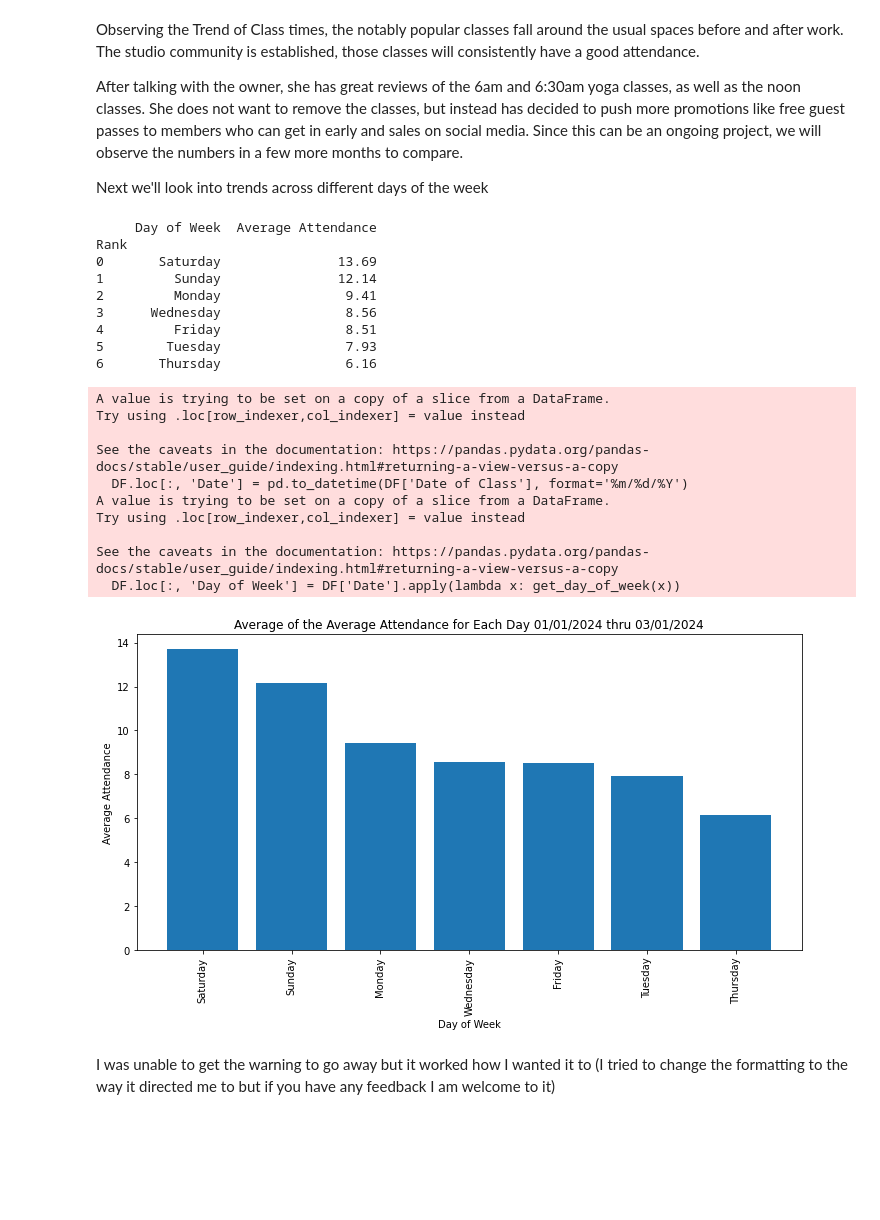
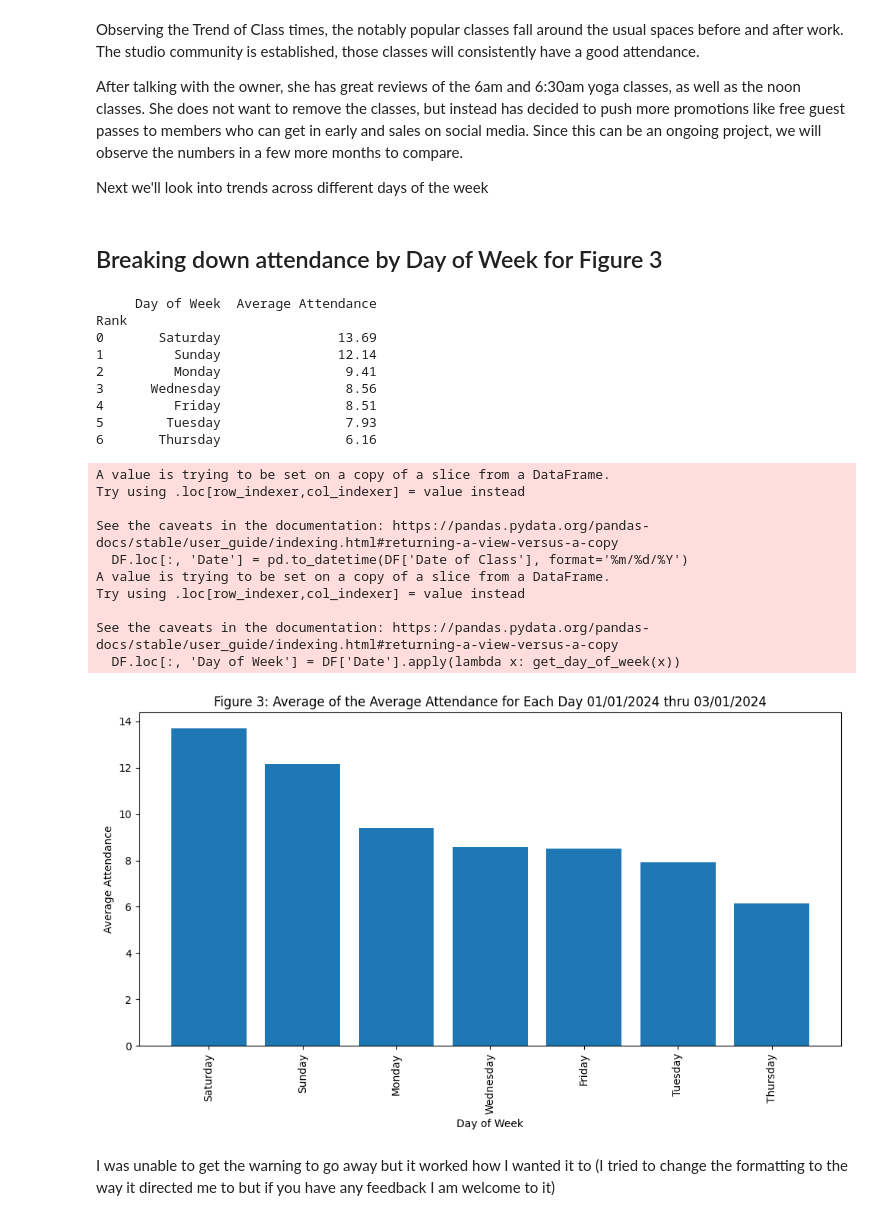
Before and after one commit to TrevorJamesHub/SummitSolData, a Jupyter notebook: Yoga_studio_analysis.ipynb, the cells around one changed output. Saved outputs shown, nothing was run; the diff lists cells and outputs as text; code cells hidden in the pictures; blank space fills up the shorter version.

```diff
--- a/Yoga_studio_analysis.ipynb
+++ b/Yoga_studio_analysis.ipynb
@@ -234,6 +243,8 @@ Observing the Trend of Class times, the notably popular classes fall around the
 After talking with the owner, she has great reviews of the 6am and 6:30am yoga classes, as well as the noon classes. She does not want to remove the classes, but instead has decided to push more promotions like free guest passes to members who can get in early and sales on social media. Since this can be an ongoing project, we will observe the numbers in a few more months to compare.
 
 Next we'll look into trends across different days of the week
+# %% [markdown]
+## Breaking down attendance by Day of Week for Figure 3
 # %%
 def get_day_of_week(date):
         return date.strftime('%A')  # %A gives the full name of the day (e.g., Monday, Tuesday, etc.)
@@ -274,36 +285,36 @@ def plot_by_day(DF, start_date=None, end_date=None):
     plt.bar(range(len(sorted_DoW_df)), sorted_DoW_df['Average Attendance'])
     plt.xlabel('Day of Week')
     plt.ylabel('Average Attendance')
-    plt.title(f'Average of the Average Attendance for Each Day {date_string}')
+    plt.title(f'Figure 3: Average of the Average Attendance for Each Day {date_string}')
     plt.xticks(range(len(sorted_DoW_df)),
             [f"{day}" for day in sorted_DoW_df['Day of Week']],
             rotation=90)
     plt.tight_layout()
     plt.show()
 
 
 plot_by_day(DF, start_date = '01/01/2024', end_date = '03/01/2024')
 # %% [output]
      Day of Week  Average Attendance
 Rank
 0       Saturday               13.69
 1         Sunday               12.14
 2         Monday                9.41
 3      Wednesday                8.56
 4         Friday                8.51
 5        Tuesday                7.93
 6       Thursday                6.16
 A value is trying to be set on a copy of a slice from a DataFrame.
 Try using .loc[row_indexer,col_indexer] = value instead
 
 See the caveats in the documentation: https://pandas.pydata.org/pandas-docs/stable/user_guide/indexing.html#returning-a-view-versus-a-copy
   DF.loc[:, 'Date'] = pd.to_datetime(DF['Date of Class'], format='%m/%d/%Y')
 A value is trying to be set on a copy of a slice from a DataFrame.
 Try using .loc[row_indexer,col_indexer] = value instead
 
 See the caveats in the documentation: https://pandas.pydata.org/pandas-docs/stable/user_guide/indexing.html#returning-a-view-versus-a-copy
   DF.loc[:, 'Day of Week'] = DF['Date'].apply(lambda x: get_day_of_week(x))
-[figure, old version]
+[figure, new version]
 # %% [markdown]
 I was unable to get the warning to go away but it worked how I wanted it to (I tried to change the formatting to the way it directed me to but if you have any feedback I am welcome to it)
 # %% [markdown]
```
Also changed, not shown: parts of 18 cells of this notebook.
